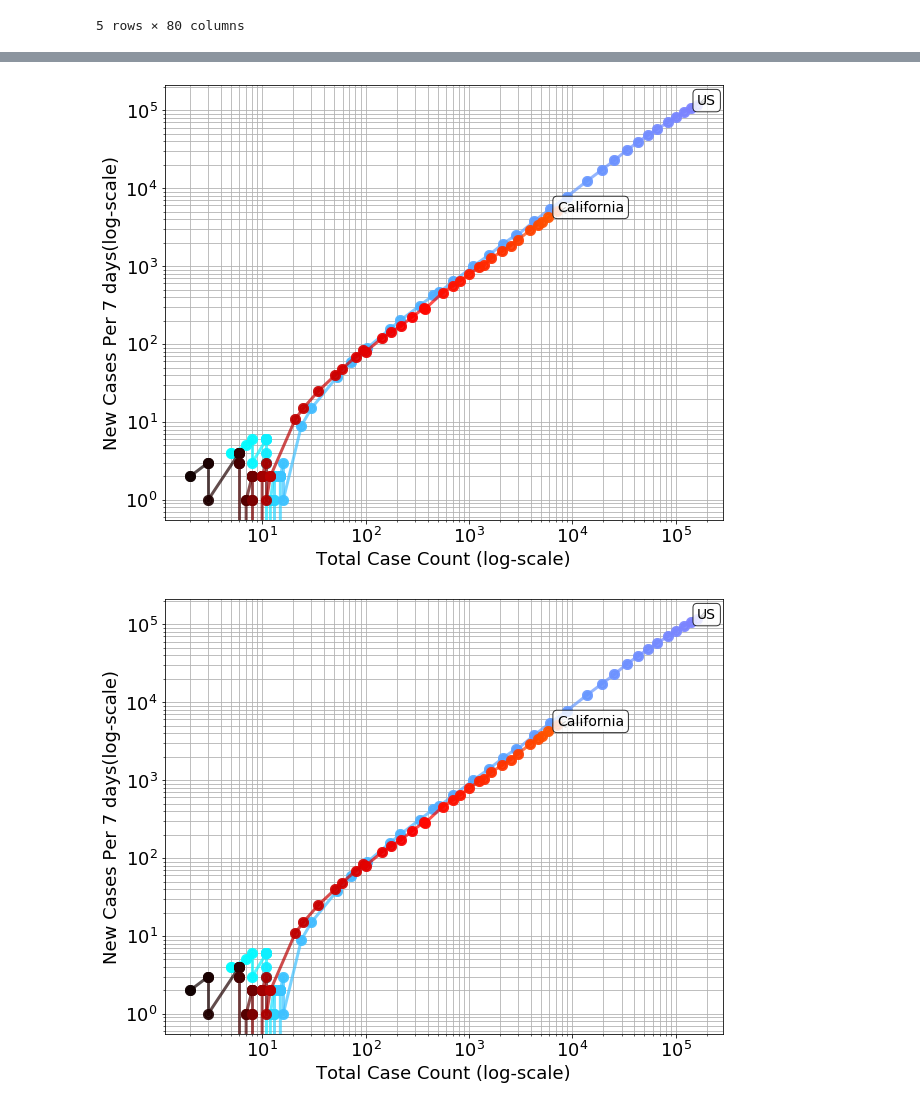
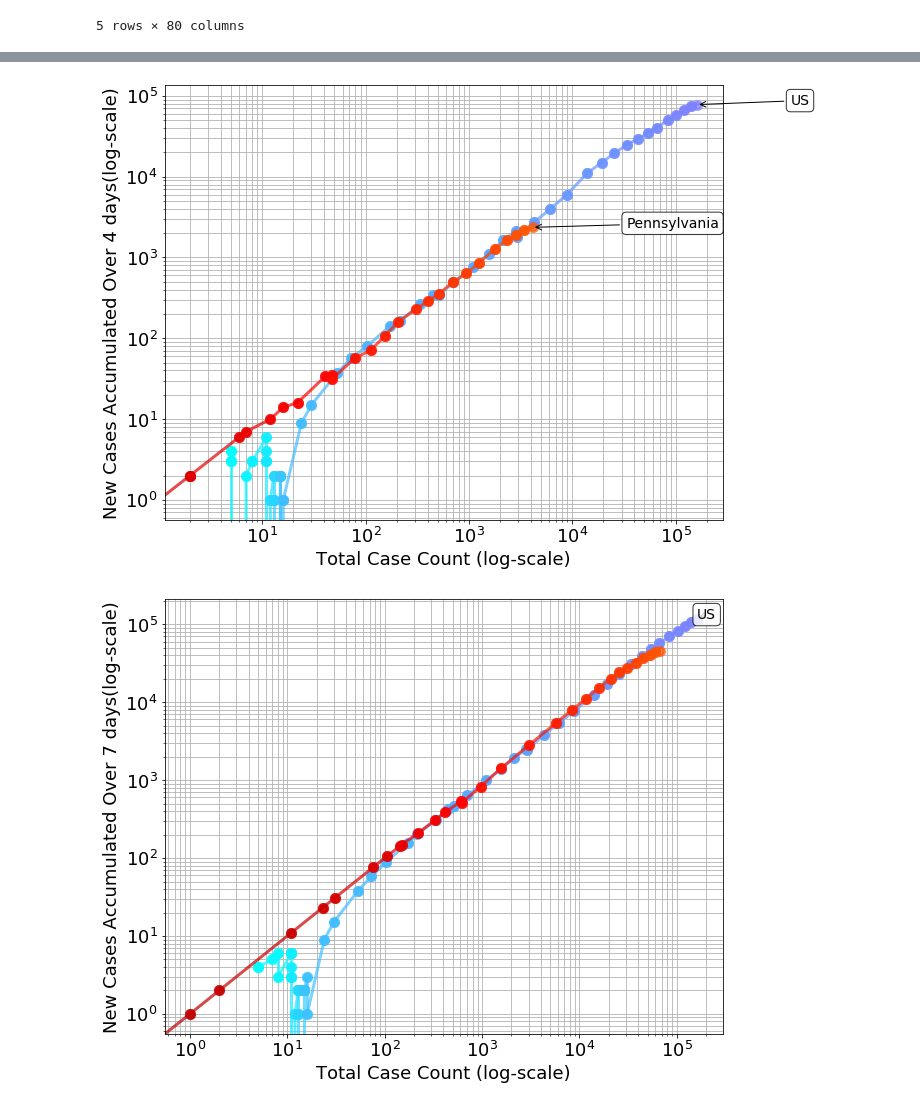
Before and after one commit to nrhinehart/COVID-19-pyvis, a Jupyter notebook: overview_plotting_example.ipynb, the cells around one changed output, grey strips where cells are left out. Cells and saved outputs as stored; diff of their text form; code cells hidden in the pictures.

```diff
--- a/overview_plotting_example.ipynb
+++ b/overview_plotting_example.ipynb
@@ -32,9 +32,11 @@ Deaths: https://github.com/CSSEGISandData/COVID-19/blob/master/csse_covid_19_dat
 # Create DataFrames for the time series data
 # %%
 # Daily per-location totals of number of overall confirmed cases
-confirmed_df = pandas.read_csv("COVID-19/csse_covid_19_data/csse_covid_19_time_series/time_series_covid19_confirmed_US.csv")
+US_confirmed_df = pandas.read_csv("COVID-19/csse_covid_19_data/csse_covid_19_time_series/time_series_covid19_confirmed_US.csv")
+global_confirmed_df = pandas.read_csv("COVID-19/csse_covid_19_data/csse_covid_19_time_series/time_series_covid19_confirmed_global.csv")
+
 # Daily per-location totals of number of overall cases that resulted in death
-deaths_df = pandas.read_csv("COVID-19/csse_covid_19_data/csse_covid_19_time_series/time_series_covid19_deaths_US.csv")
+US_deaths_df = pandas.read_csv("COVID-19/csse_covid_19_data/csse_covid_19_time_series/time_series_covid19_deaths_US.csv")
 # Daily per-location totals of number of overall cases that resulted in recovery
 recoveries_df = None
 # recoveries_df = pandas.read_csv("COVID-19/csse_covid_19_data/csse_covid_19_data/time_series_19-covid-Recovered.csv")
@@ -63,12 +57,16 @@ np.linspace(0,1,100).size
 # %%
 # The data currently begins at this date.
 tracking_start_date = '1/22/2020'
+alt_tracking_start_date = '1/22/20'
+
 def maskaggre_gl(x, mask):
     return region_aggregate(x[mask]) if x is not None else None
 
 def region_aggregate(df):
-    return df.loc[:,tracking_start_date:].sum(axis=0)
-
+    try:
+        return df.loc[:,tracking_start_date:].sum(axis=0)
+    except KeyError:
+        return df.loc[:,alt_tracking_start_date:].sum(axis=0)
 def get_nan_mask(df):
     return np.isnan(df.loc[:,tracking_start_date:].values.astype(np.float64)).any(axis=0)
 
@@ -77,7 +75,7 @@ def get_match(match_keys, df, key):
     return maskaggre_gl(df, mask)
 
 get_states = functools.partial(get_match, key='Province_State')
-get_country = functools.partial(get_match, key='Country_Region')
+get_country = functools.partial(get_match, key='Country/Region')
 
 def plot_rate_vs_cases_of_df(df, window_size=7, cmap='cool', fig=None, label=None):
     if fig is None:
@@ -87,7 +85,7 @@ def plot_rate_vs_cases_of_df(df, window_size=7, cmap='cool', fig=None, label=Non
     # Number of new cases in a period p is the total at day index 't' minus total at day index 't-p'
     new_cases_per_period = df.values[window_size:] - df.values[:-window_size]
     sm = cm.ScalarMappable(norm=matplotlib.colors.Normalize(0,1),cmap=plt.get_cmap(cmap))
-    scalars = np.linspace(0, 0.5, new_cases_per_period.size)
+    scalars = np.linspace(0.5, 1., new_cases_per_period.size)
     colors = sm.to_rgba(scalars)
     x = df.values[window_size:]
     y = new_cases_per_period
@@ -100,22 +98,24 @@ def plot_rate_vs_cases_of_df(df, window_size=7, cmap='cool', fig=None, label=Non
     plt.gca().set_yscale('log')
     plt.gca().set_xscale('log')
     plt.gca().set_xlabel("Total Case Count (log-scale)")
-    plt.gca().set_ylabel("New Cases {} days(log-scale)".format(window_size))
+    plt.gca().set_ylabel("New Cases Accumulated Over {} days(log-scale)".format(window_size))
     ax.grid('on', which='both', axis='both')
     if label is not None:
         ann_idx = -1
         xann_idx = x.size-1
         ax.annotate("{}".format(label), #,, df.index[window_size:][ann_idx]),
                     (x[ann_idx], y[ann_idx]),
-                    (x[xann_idx], y[ann_idx]),
+                    (8*np.random.random()*x[xann_idx], y[ann_idx]),
                     textcoords='data',
-                    bbox=dict(boxstyle="round", fc="w", alpha=0.8),
+                    alpha=0.4,
+                    bbox=dict(boxstyle="round", fc="w", alpha=0.4),
                     fontsize=14,
                     arrowprops={'arrowstyle': '->'})
 
     return fig
 
 def plot_rate_vs_cases_of_states(states, **kwargs):
-    return plot_rate_vs_cases_of_df(get_states(states, confirmed_df), **kwargs)
+    return plot_rate_vs_cases_of_df(get_states(states, US_confirmed_df), **kwargs)
+
 def plot_rate_vs_cases_of_country(states, **kwargs):
-    return plot_rate_vs_cases_of_df(get_country(states, confirmed_df), **kwargs)
+    return plot_rate_vs_cases_of_df(get_country(states, global_confirmed_df), **kwargs)
@@ -122,7 +168,13 @@ def plot_rate_vs_cases_of_country(states, **kwargs):
+# %%
+state='Pennsylvania'
+window_size=4
+fig = plot_rate_vs_cases_of_country(['US'], label='US', window_size=window_size)
+_=plot_rate_vs_cases_of_states([state], label=state, fig=fig, cmap='hot', window_size=window_size)
+# %% [output]
+[figure, added]
 # %%
-state='California'
+state='New York'
 fig = plot_rate_vs_cases_of_country(['US'], label='US')
-plot_rate_vs_cases_of_states([state], label=state, fig=fig, cmap='hot')
+_=plot_rate_vs_cases_of_states([state], label=None, fig=fig, cmap='hot')
 # %% [output]
-[figure, old version]
+[figure, new version]
-[figure, removed]
```
Also changed, not shown: parts of 15 cells of this notebook.
